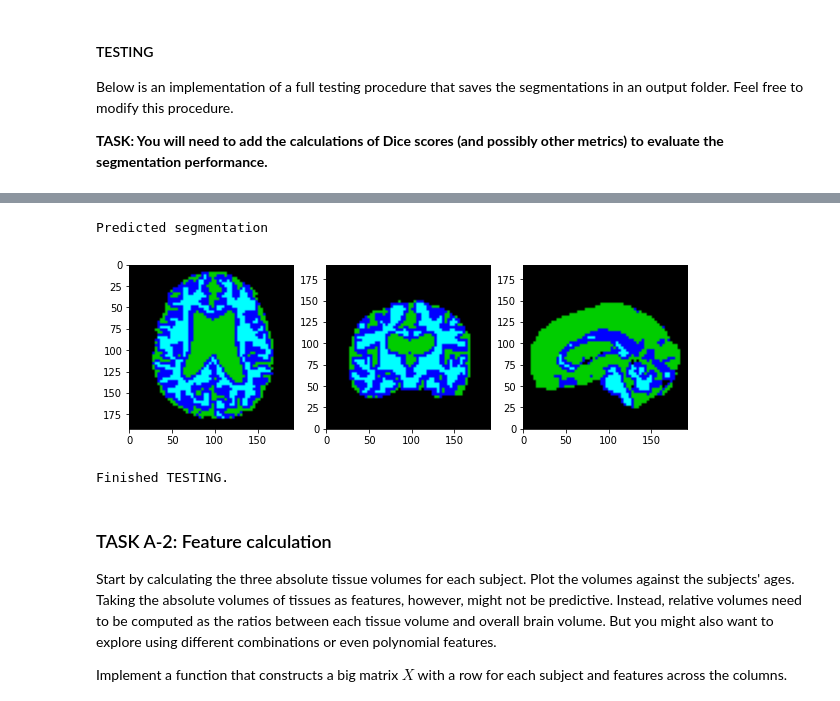
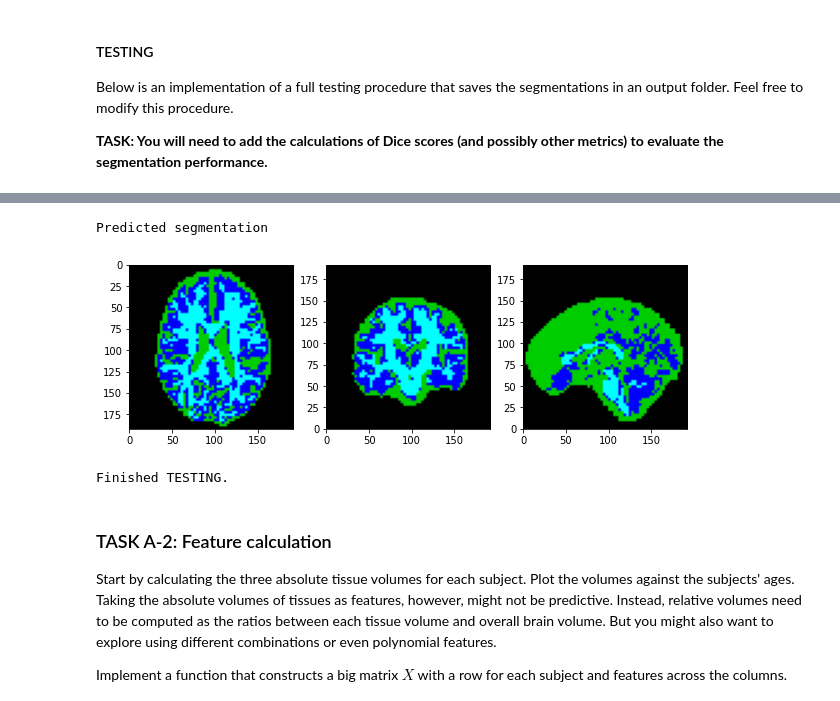
Before and after one commit to gf4417/MLforIMG-CW, a Jupyter notebook: Copy_of_CW_Brain_Age_Regression.ipynb, the cells around one changed output, grey strips where cells are left out. Saved outputs shown, nothing was run; the diff lists cells and outputs as text; code cells hidden in the pictures.

```diff
--- a/Copy_of_CW_Brain_Age_Regression.ipynb
+++ b/Copy_of_CW_Brain_Age_Regression.ipynb
@@ -356,7 +357,7 @@ rnd_seed = 42 #fixed random seed
 img_size = [64, 64, 64]
 img_spacing = [3, 3, 3]
 
-num_epochs = 20
+num_epochs = 50
 learning_rate = 0.001
 batch_size = 2
 val_interval = 10
@@ -459,14 +490,13 @@ if not os.path.exists(model_dir):
 
 torch.manual_seed(rnd_seed) #fix random seed
 
-model = SimpleNet3D(num_classes=num_classes).to(device)
+model = UNet3D(num_classes=num_classes).to(device)
 model.train()
 
 optimizer = torch.optim.Adam(model.parameters(), lr=learning_rate)
 
 loss_train_log = []
 loss_val_log = []
-dsc_log = []
 epoch_val_log = []
 
 print('START TRAINING...')
@@ -489,24 +519,19 @@ for epoch in range(1, num_epochs + 1):
     if epoch == 1 or epoch % val_interval == 0:
         loss_val = 0
         sum_pts = 0
-        dsc = 0
         with torch.no_grad():
             for data_sample in dataloader_val:
-                img, seg, msk = data_sample['img'].to(device), data_sample['seg'].to(device), data_sample['msk'].to(device)
+                img, seg = data_sample['img'].to(device), data_sample['seg'].to(device)
                 prd = model(img)
                 loss_val += F.cross_entropy(prd, seg.squeeze(1), reduction='sum').item()
                 sum_pts += np.prod(img_size)
-                prd = torch.argmax(prd, dim=1)
-                dsc += dice_score(prd * msk, seg * msk, 0)
 
-        #prd = torch.argmax(prd, dim=1)
+        prd = torch.argmax(prd, dim=1)
         prediction = sitk.GetImageFromArray(prd.cpu().squeeze().numpy().astype(np.uint8))
 
 
         loss_val /= sum_pts
-        dsc /= len(dataloader_val)
 
-        dsc_log.append(dsc)
         loss_val_log.append(loss_val)
         epoch_val_log.append(epoch)
 
@@ -525,10 +550,5 @@ plt.legend(loc='upper right')
 plt.xlabel('epoch')
 plt.ylabel('loss')
 plt.show()
-
-plt.plot(epoch_val_log, dsc_log)
-plt.xlabel('epoch')
-plt.ylabel('dsc')
-plt.show()
 # %% [output]
 START TRAINING...
@@ -576,9 +636,9 @@ Now that we have trained a model, the next cells are about applying that model t
 # %%
 meta_data_reg_train = pd.read_csv(data_dir + 'meta/meta_data_regression_train.csv')
 ids_seg_test = list(meta_data_reg_train['subject_id'])
-files_seg_img_test = [data_dir + 'images/sub-' + f + '_T1w_unbiased.nii.gz' for f in ids_seg_test][:5]
-files_seg_seg_test = [data_dir + 'segs_refs/sub-' + f + '_T1w_seg.nii.gz' for f in ids_seg_test][:5]
-files_seg_msk_test = [data_dir + 'masks/sub-' + f + '_T1w_brain_mask.nii.gz' for f in ids_seg_test][:5]
+files_seg_img_test = [data_dir + 'images/sub-' + f + '_T1w_unbiased.nii.gz' for f in ids_seg_test]#[:5]
+files_seg_seg_test = [data_dir + 'segs_refs/sub-' + f + '_T1w_seg.nii.gz' for f in ids_seg_test]#[:5]
+files_seg_msk_test = [data_dir + 'masks/sub-' + f + '_T1w_brain_mask.nii.gz' for f in ids_seg_test]#[:5]
 
 dataset_test = ImageSegmentationDataset(files_seg_img_test, files_seg_seg_test, files_seg_msk_test, img_spacing, img_size)
 dataloader_test = torch.utils.data.DataLoader(dataset_test, batch_size=1, shuffle=False)
@@ -614,7 +674,7 @@ pred_dir = os.path.join(out_dir, 'pred')
 if not os.path.exists(pred_dir):
     os.makedirs(pred_dir)
 
-model = SimpleNet3D(num_classes=num_classes)
+model = UNet3D(num_classes=num_classes)
 model.load_state_dict(torch.load(os.path.join(model_dir, 'model.pt')))
 model.to(device)
 model.eval()
@@ -636,7 +696,7 @@ with torch.no_grad():
 
         # TODO: add additional metrics #
         # Add dice score
-        dsc += dice_score(prd * msk, seg * msk, 0)
+        dsc += dice_score(prd.cpu() * msk.cpu(), seg.cpu() * msk.cpu(), 0)
 
         # Add Surface distance?
         ################################
@@ -672,5 +732,5 @@ Reference segmentation
 Predicted segmentation
-[figure, old version]
+[figure, new version]
 Finished TESTING.
 # %% [markdown]
 ### TASK A-2: Feature calculation
```
Also changed, not shown: parts of 19 cells of this notebook.
